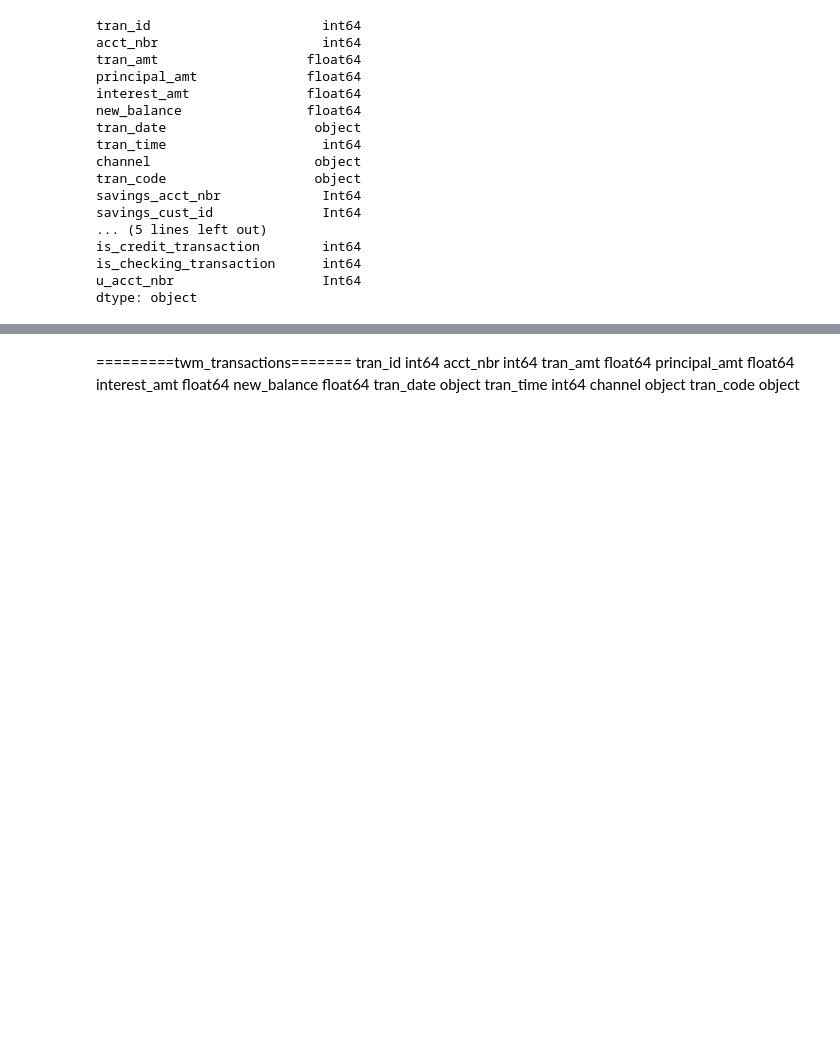
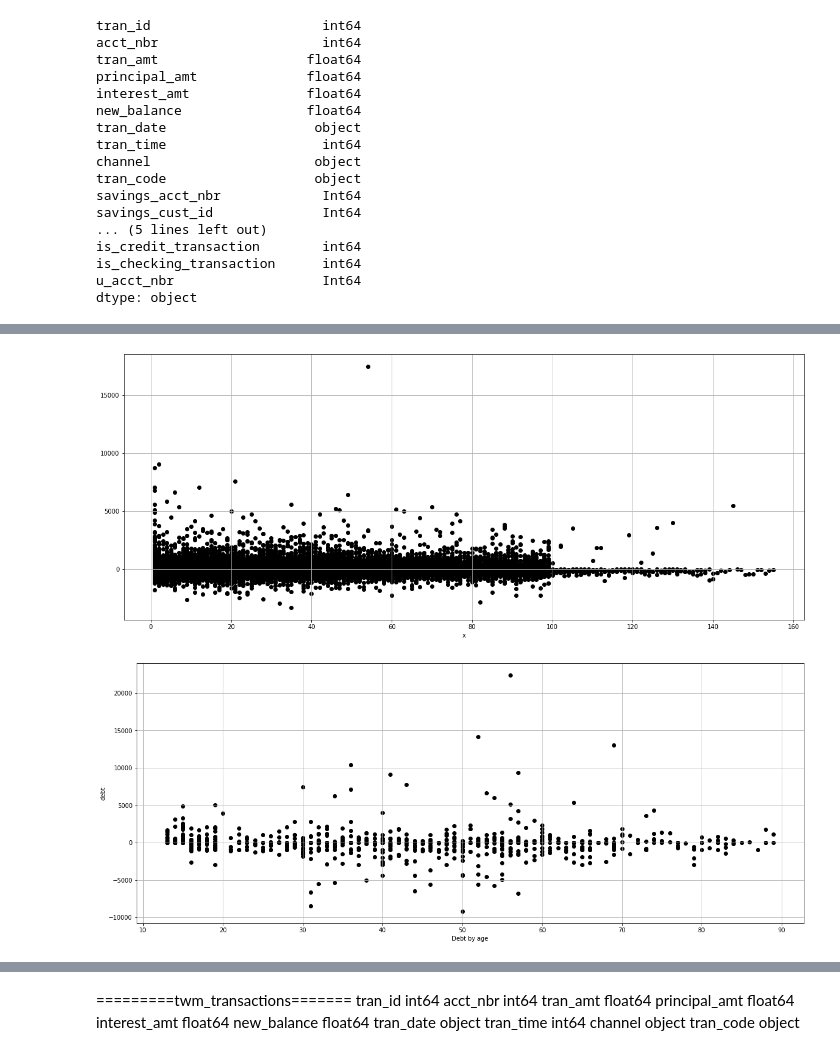
Before and after one commit to digitalminimal/mini-project-III, a Jupyter notebook: mini-project-III.ipynb, the cells around one changed output, grey strips where cells are left out. Drawn from its saved outputs; the diff is of its cells as text; code cells hidden in the pictures; blank space fills up the shorter version.

```diff
--- a/mini-project-III.ipynb
+++ b/mini-project-III.ipynb
@@ -211,7 +218,7 @@ new['checking_acct_nbr'] = new['checking_acct_nbr'].astype('Int64')
 # new=new[]Income , Age ,Gender,Marital Status,City,Has children or not
 new=new[['debt','has_saving_account','has_credit_account','has_checking_account','customers_income','customers_age','customers_gender','customers_marital_status',
           'customers_city_name','customers_nbr_children',
-          'credit_account_active','credit_ending_balance','savings_account_active','savings_ending_balance','is debt']]
+          'credit_account_active','credit_ending_balance','savings_account_active','savings_ending_balance','is debt','customers_cust_id']]
 new.describe()
 # %% [output]
 |  | debt | customers_income | customers_age | customers_marital_status | customers_nbr_children | ... |
@@ -319,5 +326,2 @@ u_acct_nbr
 
 [1397 rows x 8 columns]
-# %%
-#merge les transaction avec le custumer ID
-df_transactions=df_transactions.merge(twm_checking_accounts[['checking_acct_nbr','checking_cust_id']], how='left',left_on='acct_nbr', right_on='checking_acct_nbr')
@@ -325,0 +359,67 @@ df_transactions['u_acct_nbr']
+# %%
+# import make_blobs from sklearn
+from sklearn.datasets import make_blobs
+
+# import matplotlib
+import matplotlib.pyplot as plt
+
+# import Kmeans from sklearn
+from sklearn.cluster import KMeans
+
+# import numpy
+import numpy as np
+
+#============Takes 2 features from dataframe to numpy array and prepare to send it to the scatterplot
+das=df_transactions[['tran_id','tran_amt']].to_numpy()
+#============Takes 2 features from dataframe to numpy array and prepare to send it to the scatterplot
+das=df_transactions[['tran_id','tran_amt']].to_numpy()
+
+# set figure size
+plt.rcParams["figure.figsize"] = (20,8)
+
+# plot clusters
+
+plt.scatter(das[:,0],
+            das[:,1],
+            c='black',
+            marker='o'
+            )
+plt.xlabel("x")
+plt.grid()
+plt.show()
+
+# #====sooooo slow
+# x = das[:,0]
+# y = das[:,1]
+# data = np.column_stack((x, y))
+
+# fig, (ax1, ax2) = plt.plot(figsize=(8, 4))
+
+# ax1.scatter(x=x, y=y, marker='o', c='r', edgecolor='b')
+# ax1.set_title('Scatter: $x$ versus $y$')
+# ax1.set_xlabel('$tran_id$')
+# ax1.set_ylabel('$tran_amt$')
+
+das=new[['customers_age','debt']].to_numpy()
+
+
+# set figure size
+plt.rcParams["figure.figsize"] = (20,8)
+
+# plot clusters
+
+plt.scatter(das[:,0],
+            das[:,1],
+            c='black',
+            marker='o'
+            )
+plt.ylabel("debt")
+plt.xlabel("age")
+plt.xlabel("Debt by age")
+plt.grid()
+plt.show()
+
+print(new.dtypes)
+# %% [output]
+[figure, added]
+[figure, added]
```
Also changed, not shown: parts of 20 cells of this notebook.
